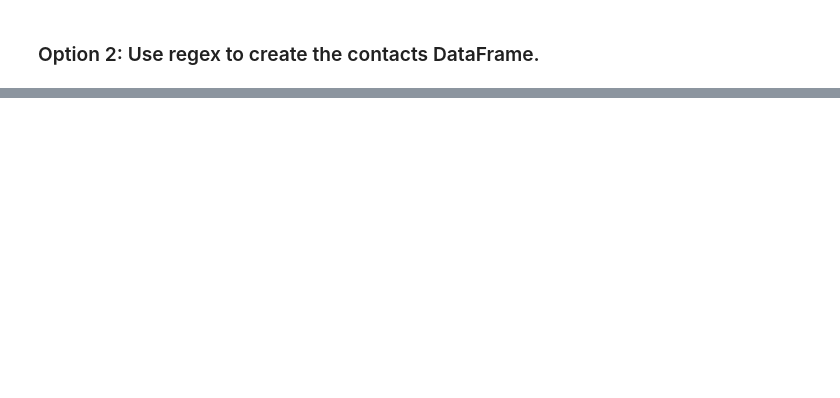
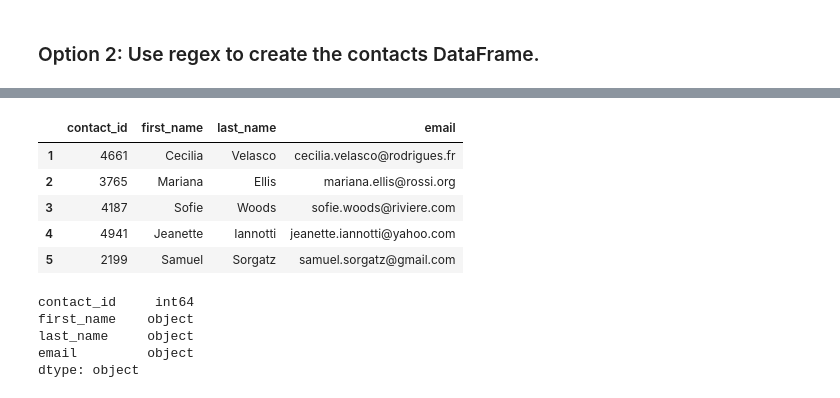
Before and after one commit to lwunderl/Crowdfunding_ETL, a Jupyter notebook: ETL_Mini_Project_LWunderlin.ipynb, the cells around one changed output, grey strips where cells are left out. Drawn from its saved outputs; the diff is of its cells as text; code cells hidden in the pictures; blank space fills up the shorter version.

```diff
--- a/ETL_Mini_Project_LWunderlin.ipynb
+++ b/ETL_Mini_Project_LWunderlin.ipynb
@@ -209,5 +339,6 @@ contacts_df_clean.to_csv("Resources/contacts.csv", encoding='utf8', index=False)
 # %% [markdown]
 ### Option 2: Use regex to create the contacts DataFrame.
 # %%
-contact_info_df_copy = contact_info_df.copy()
-contact_info_df_copy.head()
+import re
+contact_info_regex_df = contact_info_df.copy()
+contact_info_regex_df.head()
@@ -222,3 +352,29 @@ contact_info_df_copy.head()
+# %%
+# Extract the four-digit contact ID number.
+# Convert the "contact_id" column to an int64 data type.
+contact_id = [int(re.search(r"\d{4}", x).group(0)) for x in contact_info_regex_df["contact_info"]]
+contact_info_regex_df["contact_id"] = contact_id
+# %%
+# Extract the name of the contact and add it to a new column.
+# Create a "first"name" and "last_name" column with the first and last names from the "name" column.
+contact_first_name = [re.search(r"([A-Z]\w*) ([A-Z]\w*)", x).group(1) for x in contact_info_regex_df["contact_info"]]
+contact_info_regex_df["first_name"] = contact_first_name
+
+contact_last_name = [re.search(r"([A-Z]\w*) ([A-Z]\w*)", x).group(2) for x in contact_info_regex_df["contact_info"]]
+contact_info_regex_df["last_name"] = contact_last_name
 # %%
 # Extract the email from the contacts and add the values to a new column.
+contact_email = [re.search(r"(email\": )\"(.*@.*)\"", x).group(2) for x in contact_info_regex_df["contact_info"]]
+contact_info_regex_df["email"] = contact_email
+# %%
+# Drop the original contact_info column
+contact_info_regex_df = contact_info_regex_df.drop(columns=["contact_info"])
+contact_info_regex_df.head()
+# %% [output]
+|  | contact_id | first_name | last_name | email |
+| 1 | 4661 | Cecilia | Velasco | cecilia.velasco@rodrigues.fr |
+| 2 | 3765 | Mariana | Ellis | mariana.ellis@rossi.org |
+| 3 | 4187 | Sofie | Woods | sofie.woods@riviere.com |
+| 4 | 4941 | Jeanette | Iannotti | jeanette.iannotti@yahoo.com |
+| 5 | 2199 | Samuel | Sorgatz | samuel.sorgatz@gmail.com |
 # %%
@@ -233,4 +384,11 @@ contact_info_df_copy.head()
 # %%
 # Check the datatypes one more time before exporting as CSV file.
+contact_info_regex_clean.dtypes
+# %% [output]
+contact_id     int64
+first_name    object
+last_name     object
+email         object
+dtype: object
 # %%
 # Export the DataFrame as a CSV file.
```
Also changed, not shown: parts of 30 cells of this notebook, 6 other files.
